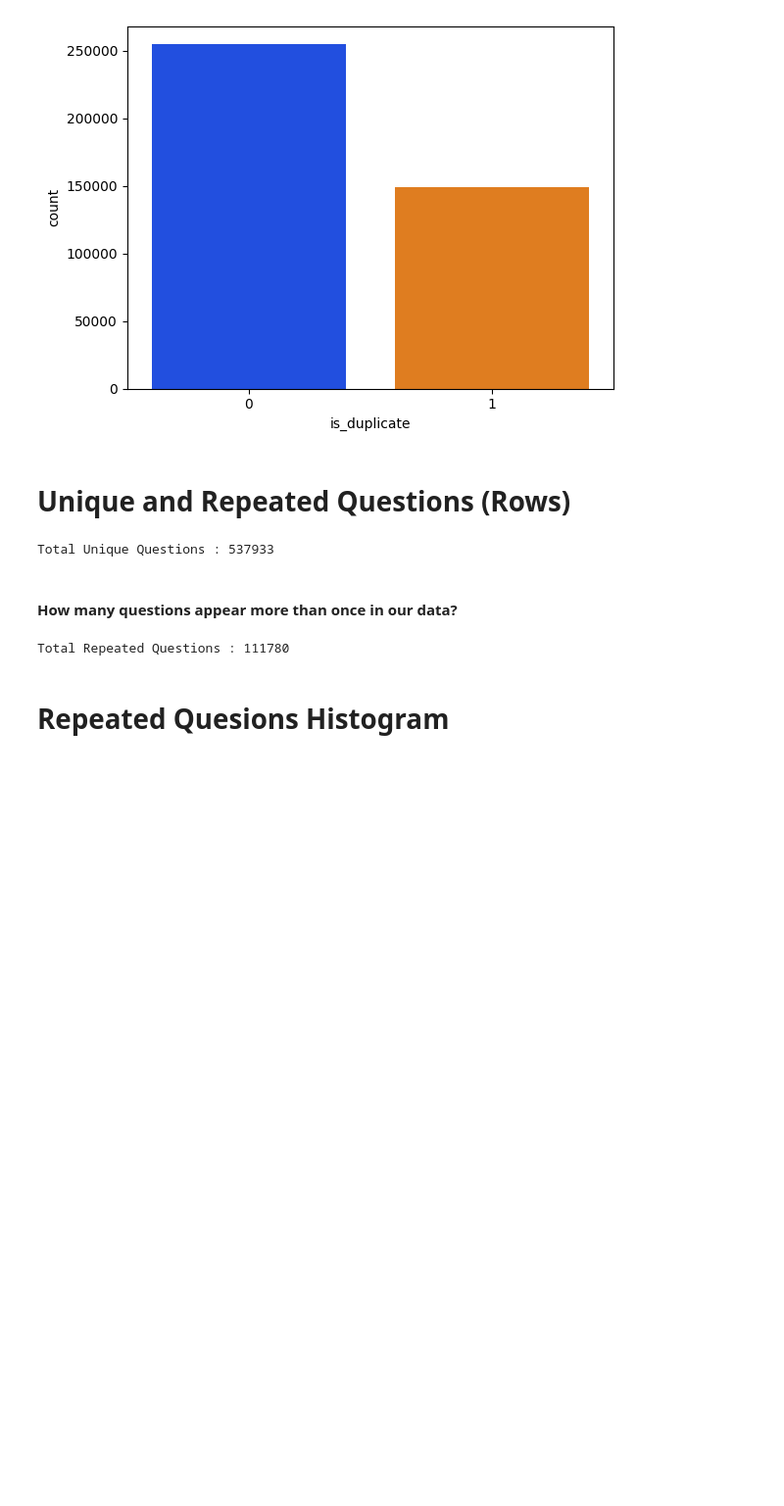
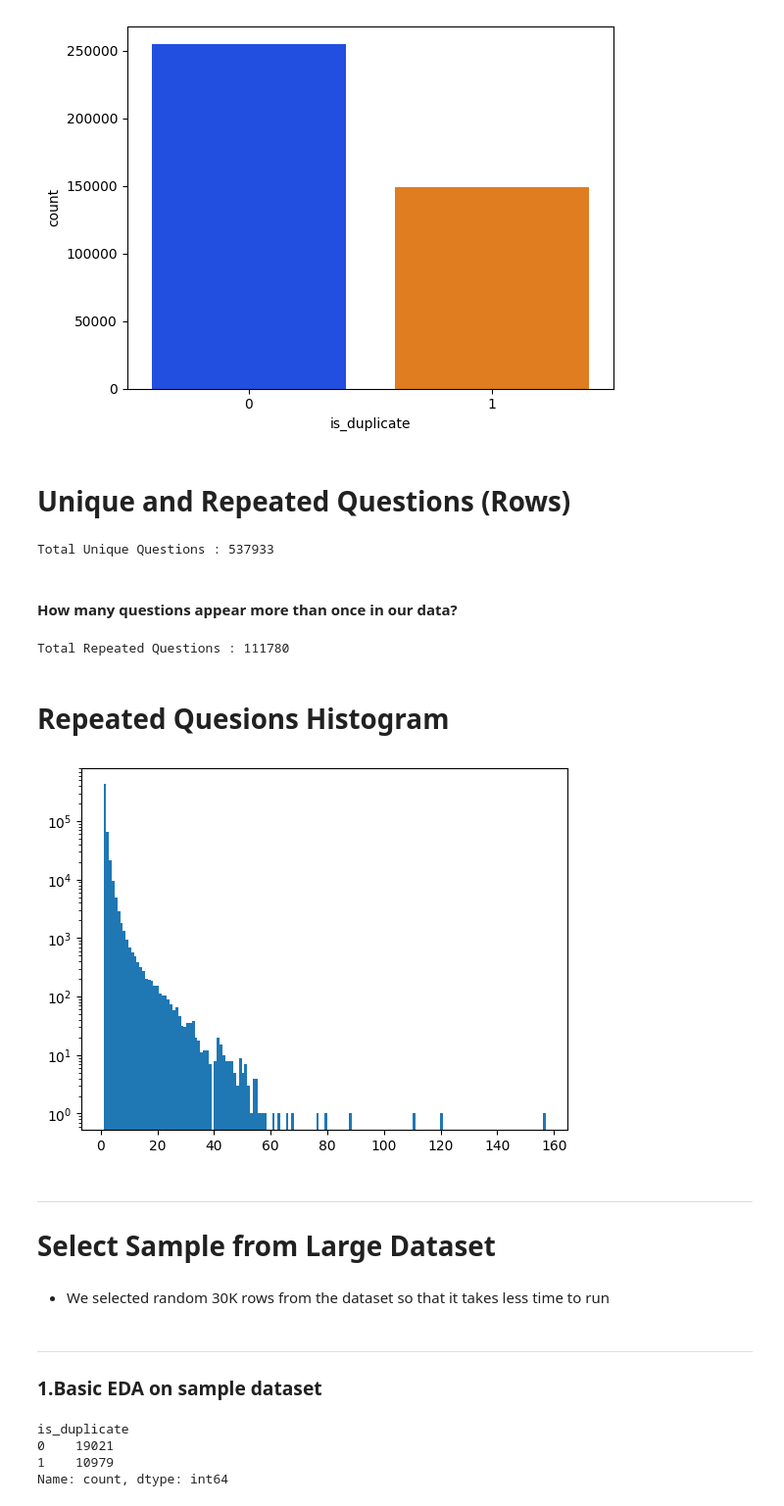
Before and after one commit to AsadullahShehbaz/Natural-Language-Processing-Course, a Jupyter notebook: Lec8_Qoura_Question_Pair_Problem.ipynb, the cells around one changed output. Shown at 98% size. Drawn from its saved outputs; the diff is of its cells as text; code cells hidden in the pictures; blank space fills up the shorter version.

Commit message:
Qoura Duplicate Questions Project

```diff
--- a/Lec8_Qoura_Question_Pair_Problem.ipynb
+++ b/Lec8_Qoura_Question_Pair_Problem.ipynb
@@ -116,3 +116,14 @@ print(f"Total Repeated Questions : {x[x].shape[0]}")
 Total Repeated Questions : 111780
 # %% [markdown]
 # Repeated Quesions Histogram
+# %%
+plt.hist(qid.value_counts().values,bins=160)
+plt.yscale("log")
+plt.show()
+# %% [output]
+[figure, added]
+# %% [markdown]
+---
+# **Select Sample from Large Dataset**
+# %% [markdown]
+- We selected random 30K rows from the dataset so that it takes less time to run
@@ -118,0 +132,12 @@ Total Repeated Questions : 111780
+# %% [markdown]
+---
+### **1.Basic EDA on sample dataset**
+# %%
+sample_df.isnull().sum()
+sample_df.duplicated().sum() # duplicated() checks which rows are exact duplicates of a previous row (same values in all columns).
+sample_df["is_duplicate"].value_counts()
+# %% [output]
+is_duplicate
+0    19021
+1    10979
+Name: count, dtype: int64
```
Also changed, not shown: parts of 21 cells of this notebook.
